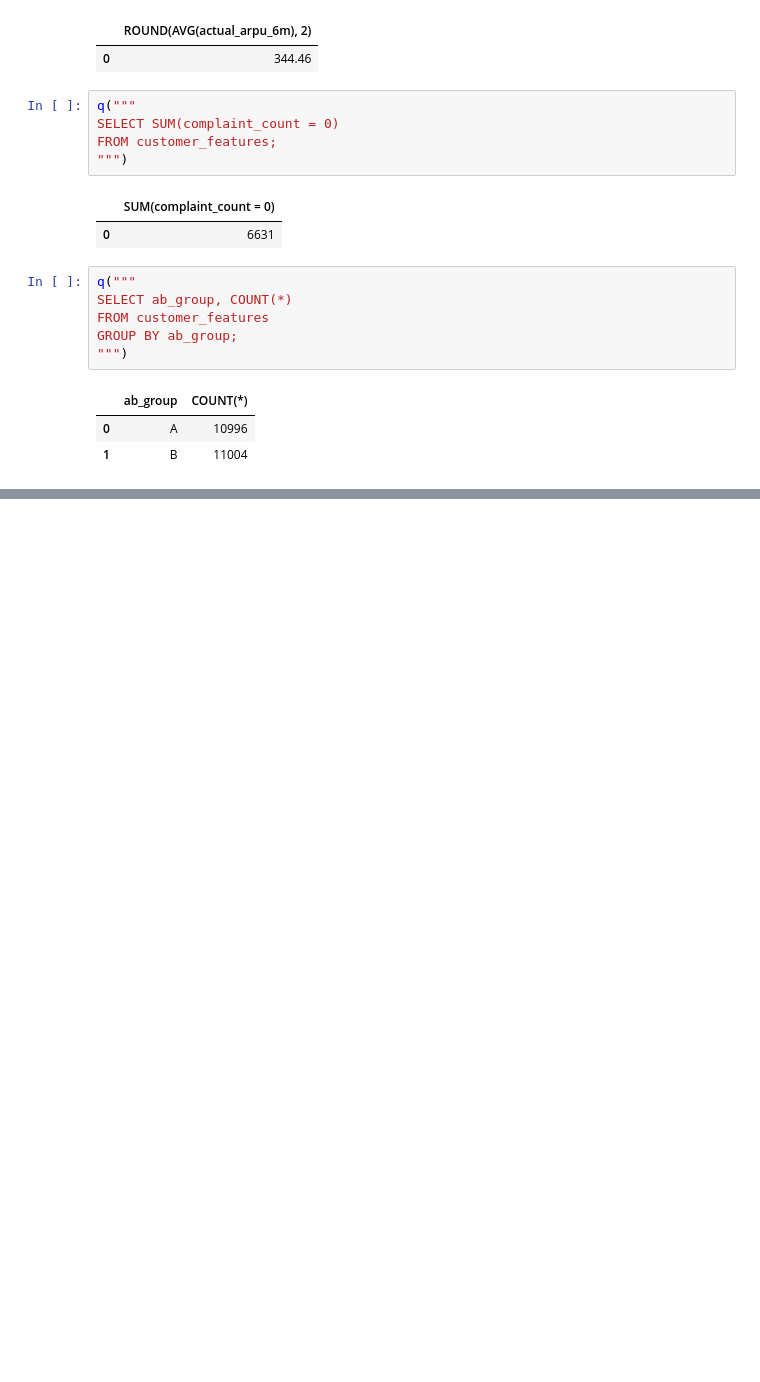
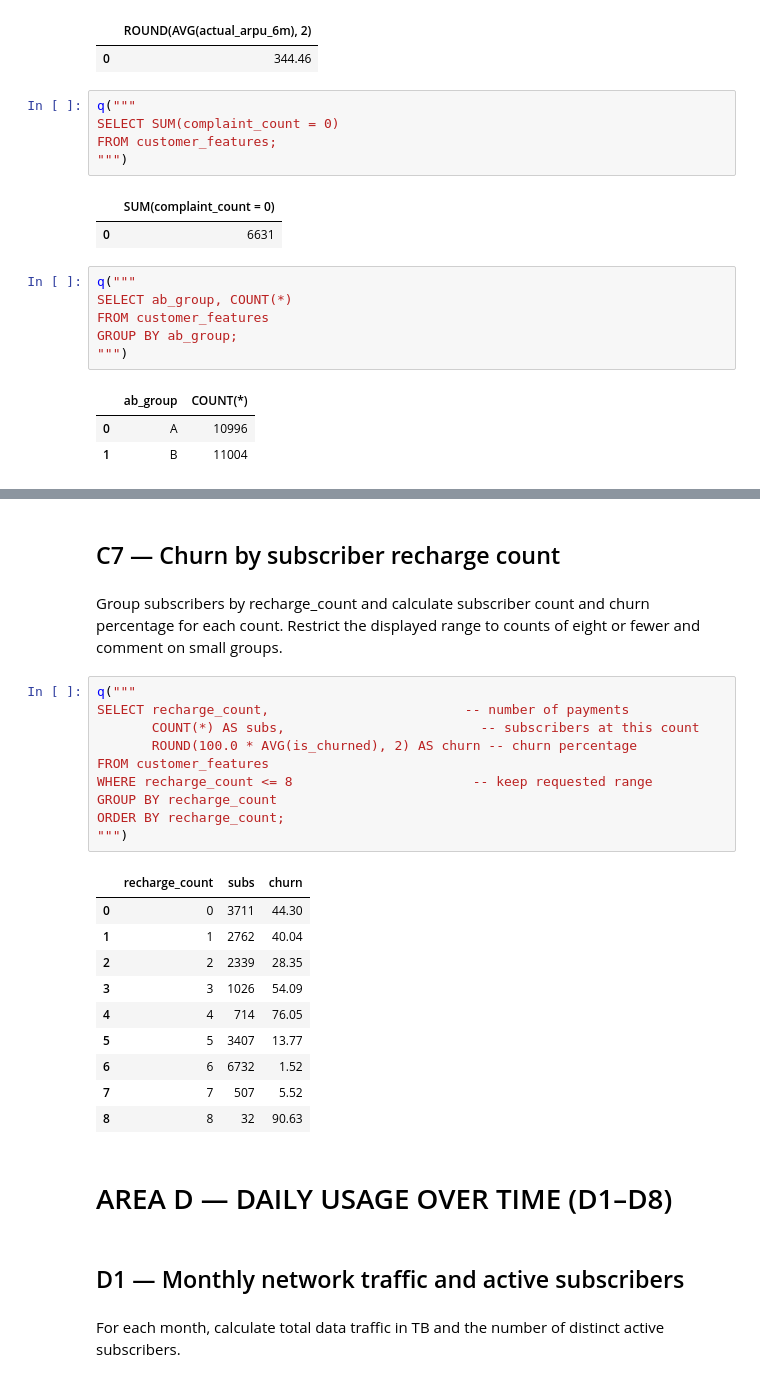
Before and after one commit to Jazeelahmed/airtel-telecom-analytics, a Jupyter notebook: notebooks/05_analysis.ipynb, the cells around one changed output, grey strips where cells are left out. Cells and saved outputs as stored; diff of their text form; blank space fills up the shorter version.

```diff
--- a/notebooks/05_analysis.ipynb
+++ b/notebooks/05_analysis.ipynb
@@ -835,0 +439,31 @@ LIMIT 5;
+# %% [markdown]
+## C7 — Churn by subscriber recharge count
+# %% [markdown]
+Group subscribers by recharge_count and calculate subscriber count and churn percentage for each count. Restrict the displayed range to counts of eight or fewer and comment on small groups.
+# %%
+q("""
+SELECT recharge_count,                         -- number of payments
+       COUNT(*) AS subs,                         -- subscribers at this count
+       ROUND(100.0 * AVG(is_churned), 2) AS churn -- churn percentage
+FROM customer_features
+WHERE recharge_count <= 8                       -- keep requested range
+GROUP BY recharge_count
+ORDER BY recharge_count;
+""")
+# %% [output]
+|  | recharge_count | subs | churn |
+| 0 | 0 | 3711 | 44.30 |
+| 1 | 1 | 2762 | 40.04 |
+| 2 | 2 | 2339 | 28.35 |
+| 3 | 3 | 1026 | 54.09 |
+| 4 | 4 | 714 | 76.05 |
+| 5 | 5 | 3407 | 13.77 |
+| 6 | 6 | 6732 | 1.52 |
+| 7 | 7 | 507 | 5.52 |
+| 8 | 8 | 32 | 90.63 |
+# %% [markdown]
+# AREA D — DAILY USAGE OVER TIME (D1–D8)
+# %% [markdown]
+## D1 — Monthly network traffic and active subscribers
+# %% [markdown]
+For each month, calculate total data traffic in TB and the number of distinct active subscribers.
```
Also changed, not shown: parts of 361 cells of this notebook.
